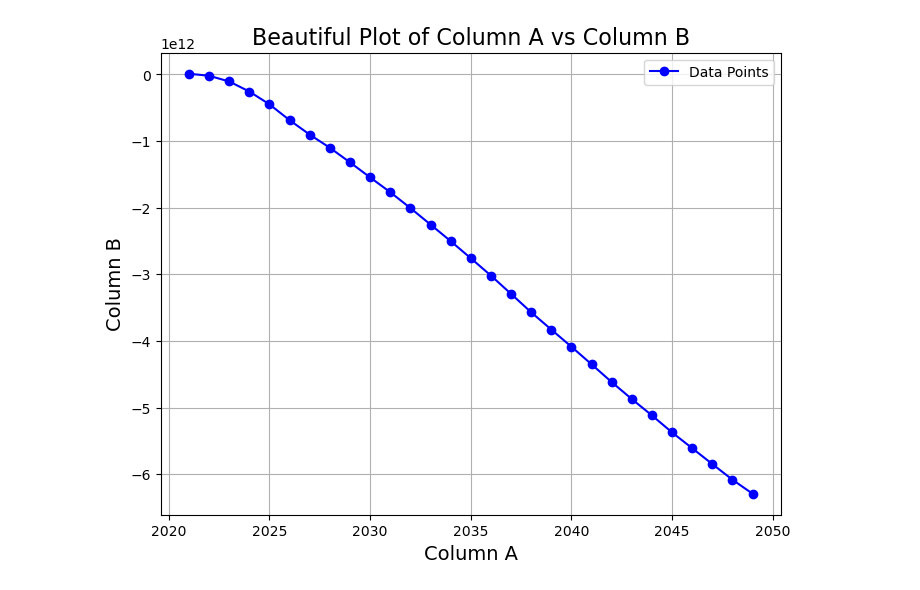
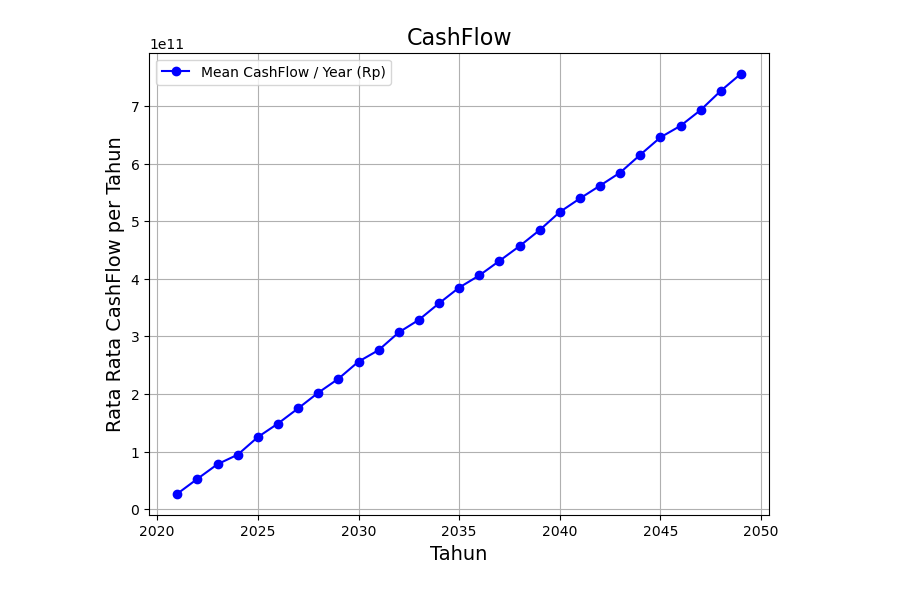
Before and after one commit to IvanSholana/ITTelkomSurabayModellingPDS, a Jupyter notebook: ITTSModel3.ipynb, the cells around one changed output. Drawn from its saved outputs; the diff is of its cells as text; code cells hidden in the pictures.

```diff
--- a/ITTSModel3.ipynb
+++ b/ITTSModel3.ipynb
@@ -89,7 +89,7 @@ def proses_mendaftar(NIM,tahun_angkatan):
 # %%
 def hitung_kebutuhan_dosen(program_studi):
     total_mahasiswa = program_studi.hitung_mahasiswa_prodi()
-    kebutuhan_dosen = total_mahasiswa // 60
+    kebutuhan_dosen = total_mahasiswa // 30
     program_studi.dosen = kebutuhan_dosen + INITIAL_DOSEN
 # %%
 def membuat_kelas(tahun_angkatan,tahun):
@@ -139,7 +121,7 @@ def bayar_ukt():
 # %%
 def pengeluaran_kampus(bulan):
     gaji_dosen = 7000000 * TelkomMadura.hitung_dosen_kampus()
-    pengeluaran = np.random.uniform(0.7, 0.9) * (bayar_ukt() - gaji_dosen) + gaji_dosen
+    pengeluaran = np.random.uniform(0.7, 0.9) * (bayar_ukt() / 6 - gaji_dosen) + gaji_dosen
     if bulan == 12:
         pengeluaran += 200000000 # biaya gedung
     return pengeluaran
@@ -195,7 +167,7 @@ def simulasi_kampus(tahun_start,tahun_terakhir):
                     mahasiswa -= int(mahasiswa * random.uniform(0.05, 0.5))
                 # Mahasiswa Mendaftar
                 for _ in range(mahasiswa):
-                    if hitung_mahasiswa(-1) == 1000:
+                    if hitung_mahasiswa(-1) == 700:
                         break
 
                     if random.random() < 0.5:
@@ -217,9 +189,6 @@ def simulasi_kampus(tahun_start,tahun_terakhir):
         # PEMBAGIAN KELAS
         membuat_kelas(-1,tahun)
         data_mahasiswa.append(rekap_mahasiswa_prodi(-1))
-        # lihat_angkatan()
-        lihat_kelas()
-        print("\n")
 
         angkatan += 1
 
@@ -293,0 +207,4 @@ dfeachYear
+# %%
+for i in range(len(dfeachYear)):
+    print(dfeachYear[i])
+    print("\n")
@@ -435,23 +272,14 @@ result
 # %%
-# Plotting the DataFrame
-plt.figure(figsize=(8, 6))  # Set the figure size
+plt.figure(figsize=(8, 6))
+plt.plot(result['tahun'], result['anggaran'], marker='o', linestyle='-', color='b', label='Mean CashFlow / Year (Rp)')
 
-# Customize the plot style
-plt.plot(result['tahun'], result['anggaran'], marker='o', linestyle='-', color='b', label='Data Points')
+plt.title('CashFlow', fontsize=16)
+plt.xlabel('Tahun', fontsize=14)
+plt.ylabel('Rata Rata CashFlow per Tahun', fontsize=14)
 
-# Add title and labels to the axes
-plt.title('Beautiful Plot of Column A vs Column B', fontsize=16)
-plt.xlabel('Column A', fontsize=14)
-plt.ylabel('Column B', fontsize=14)
-
-# Add grid lines and legend
 plt.grid(True)
 plt.legend()
 
-# Customize ticks if needed
-# plt.xticks(range(1, 6))  # To set specific x-axis ticks
-
-# Show the plot
 plt.show()
 # %% [output]
-[figure, old version]
+[figure, new version]
```
Also changed, not shown: parts of 15 cells of this notebook.
